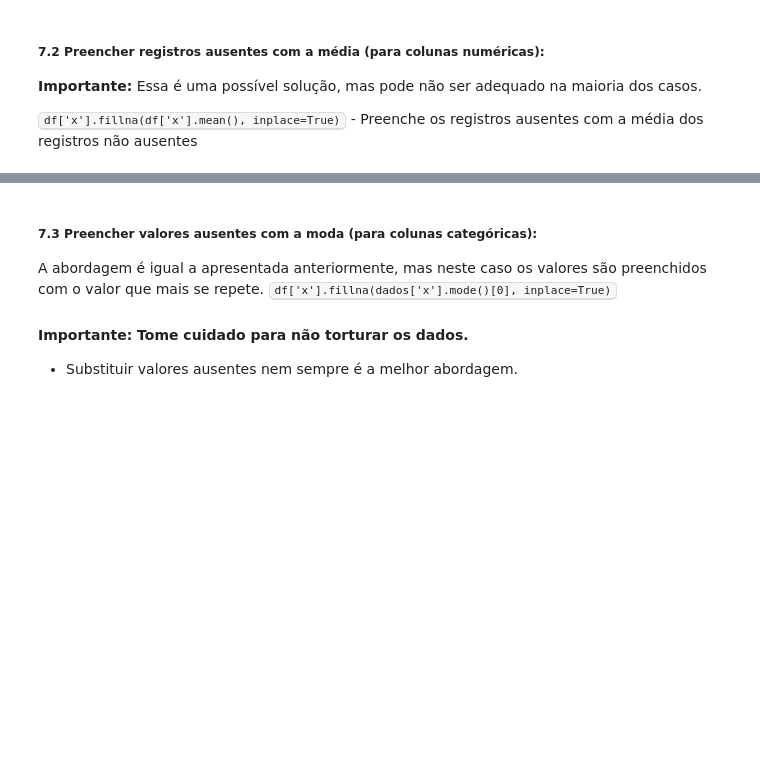
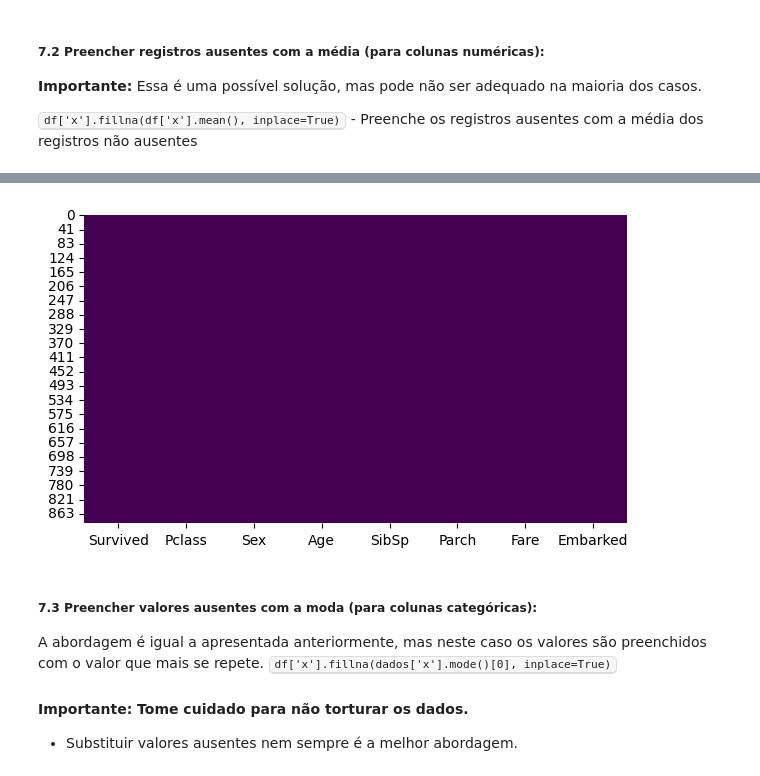
Before and after one commit to deveveryday/CDIA_Logica_Programacao, a Jupyter notebook: Aula_12_IntroPandas.ipynb, the cells around one changed output, grey strips where cells are left out. Cells and saved outputs as stored; diff of their text form; code cells hidden in the pictures; blank space fills up the shorter version.

```diff
--- a/Aula_12_IntroPandas.ipynb
+++ b/Aula_12_IntroPandas.ipynb
@@ -507,0 +676,4 @@ O método <kbd>replace()</kbd> pode receber no máximo três argumentos:
+# %%
+df = df.dropna(subset = ["Embarked"])
+
+len(df.index)
@@ -510,3 +684,5 @@ O método <kbd>replace()</kbd> pode receber no máximo três argumentos:
 **Importante:** Essa é uma possível solução, mas pode não ser adequado na maioria dos casos.
 
 <kbd>df['x'].fillna(df['x'].mean(), inplace=True)</kbd> - Preenche os registros ausentes com a média dos registros não ausentes
+# %%
+df["Age"] = df["Age"].fillna(df["Age"].mean)
@@ -512,0 +725,3 @@ O método <kbd>replace()</kbd> pode receber no máximo três argumentos:
+# %%
+df["Cabin"] = df["Cabin"].dropna()
+df['Cabin'].fillna(df['Cabin'].mode()[0], inplace=True)
@@ -513,3 +743,11 @@ O método <kbd>replace()</kbd> pode receber no máximo três argumentos:
+# %%
+df = df.drop('Cabin', axis=1)
+# %%
+plt.figure(figsize = (7, 4))
+sns.heatmap(df.isnull(), cbar = False, cmap = "viridis")
+plt.show()
+# %% [output]
+[figure, added]
 # %% [markdown]
 ##### 7.3 Preencher valores ausentes com a moda (para colunas categóricas):
 
```
Also changed, not shown: parts of 28 cells of this notebook.
